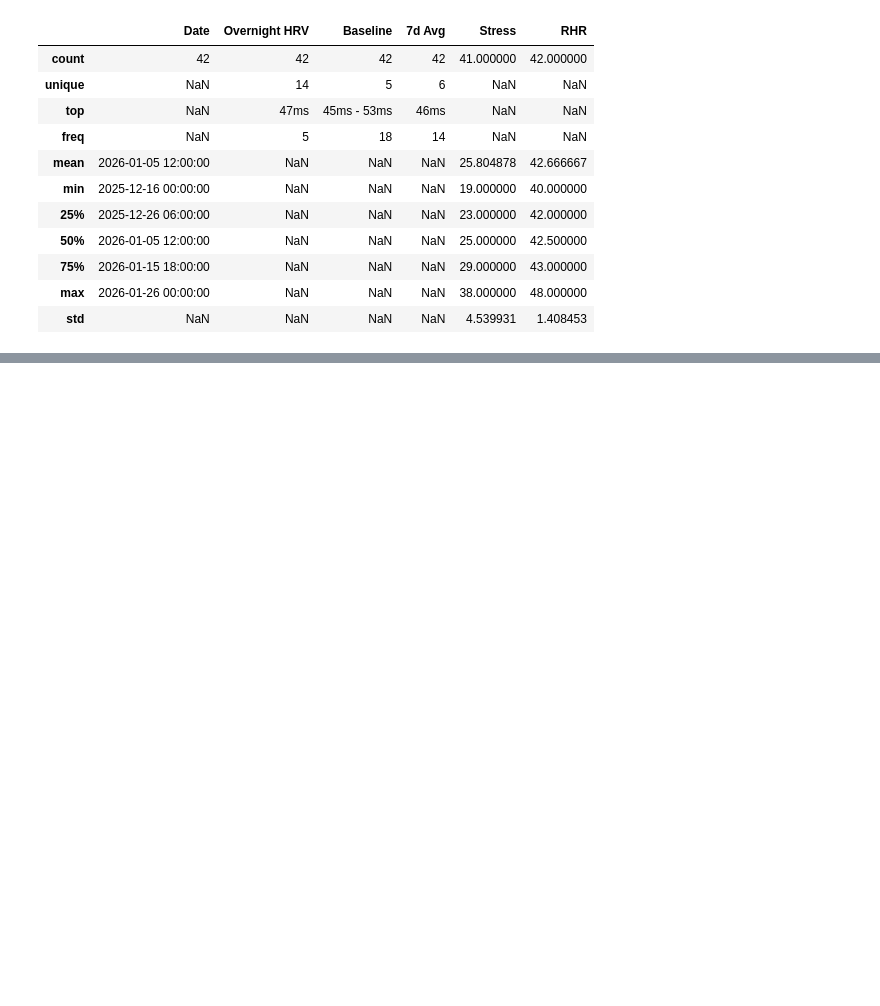
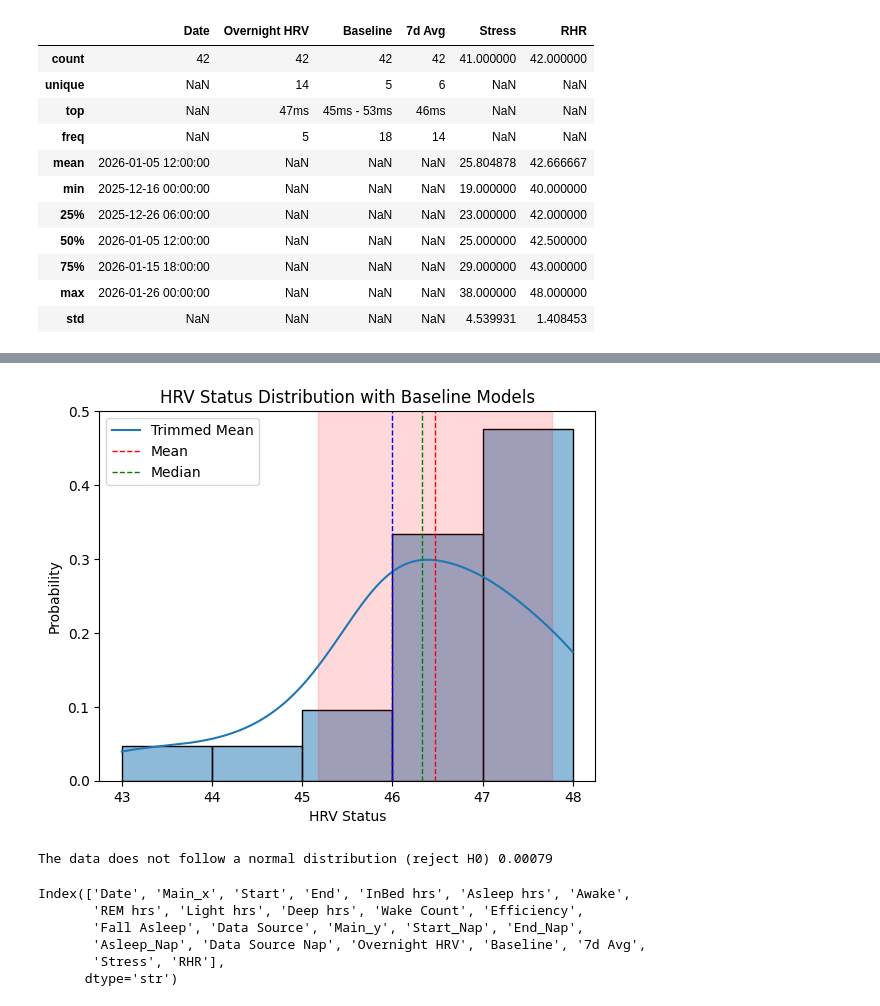
Before and after one commit to POLUX89/gym-ml-performance, a Jupyter notebook: notebooks/01_data_model_baseline.ipynb, the cells around one changed output, grey strips where cells are left out. Drawn from its saved outputs; the diff is of its cells as text; code cells hidden in the pictures; blank space fills up the shorter version.

```diff
--- a/notebooks/01_data_model_baseline.ipynb
+++ b/notebooks/01_data_model_baseline.ipynb
@@ -199,0 +245,9 @@ hrv.describe(include="all")
+# %%
+def normality_test(data):
+    stat, pvalue = stats.shapiro(data)
+    if pvalue > 0.05:
+        return print(f"The data follows a normal distribution (fail to reject H0) {pvalue:.5f}")
+    else:
+        return print(f"The data does not follow a normal distribution (reject H0) {pvalue:.5f}")
+
+normality_test(sleep["Score"])
@@ -199,0 +256,3 @@ hrv.describe(include="all")
+# %%
+sleep = sleep.rename(columns={"Sleep Score 4 Weeks":"Date"})
+sleep.info()
@@ -199,0 +291,22 @@ hrv.describe(include="all")
+# %%
+mean_hrv = sleep["HRV Status"].mean()
+weighted_mean_hrv = np.average(sleep["HRV Status"], weights=sleep["Score"])
+trim_mean_hrv = stats.trim_mean(sleep["HRV Status"], proportiontocut=0.1)
+median_hrv = sleep["HRV Status"].median()
+std_hrv = sleep["HRV Status"].std(ddof=1)
+# %%
+sns.histplot(sleep["HRV Status"], kde=True, stat="probability", binwidth=1)
+plt.axvline(trim_mean_hrv, color='r', linestyle='dashed', linewidth=1)
+plt.axvline(mean_hrv, color='g', linestyle='dashed', linewidth=1)
+plt.axvline(median_hrv, color='b', linestyle='dashed', linewidth=1)
+plt.axvspan(trim_mean_hrv - std_hrv, trim_mean_hrv + std_hrv, alpha=0.15, color='r')
+plt.legend({'Trimmed Mean':trim_mean_hrv,'Mean':mean_hrv,'Median':median_hrv})
+plt.title('HRV Status Distribution with Baseline Models')
+plt.xlabel('HRV Status')
+plt.ylabel('Probability')
+plt.show()
+
+normality_test(sleep["HRV Status"])
+# %% [output]
+[figure, added]
+The data does not follow a normal distribution (reject H0) 0.00079
@@ -199,0 +315,9 @@ hrv.describe(include="all")
+# %%
+test.columns
+# %% [output]
+Index(['Date', 'Main_x', 'Start', 'End', 'InBed hrs', 'Asleep hrs', 'Awake',
+       'REM hrs', 'Light hrs', 'Deep hrs', 'Wake Count', 'Efficiency',
+       'Fall Asleep', 'Data Source', 'Main_y', 'Start_Nap', 'End_Nap',
+       'Asleep_Nap', 'Data Source Nap', 'Overnight HRV', 'Baseline', '7d Avg',
+       'Stress', 'RHR'],
+      dtype='str')
```
Also changed, not shown: parts of 16 cells of this notebook, 1 other file.
